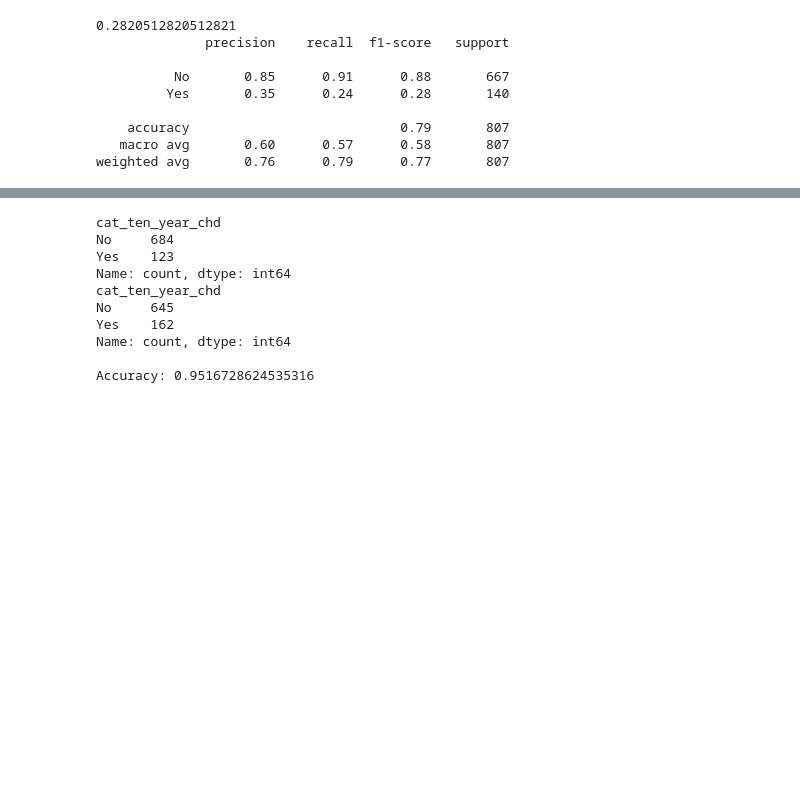
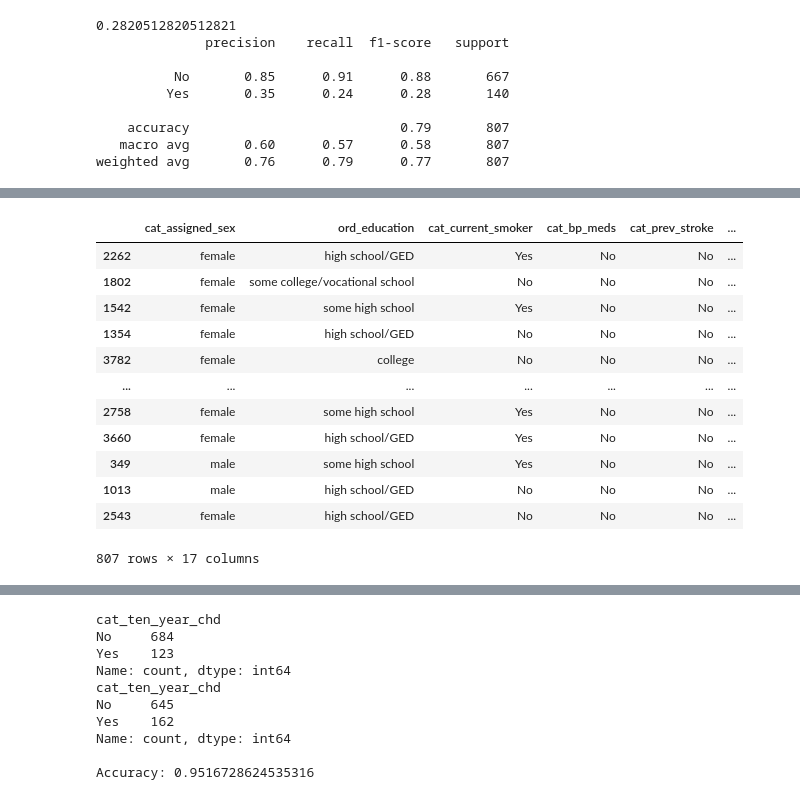
Before and after one commit to eduardotanqueiro/Project1-AAA, a Jupyter notebook: src/note.ipynb, the cells around one changed output, grey strips where cells are left out. Saved outputs shown, nothing was run; the diff lists cells and outputs as text; code cells hidden in the pictures; blank space fills up the shorter version.

```diff
--- a/src/note.ipynb
+++ b/src/note.ipynb
@@ -767,0 +762,16 @@ y_predict = model.predict(X_test_org)
+# %%
+test_data_cat
+# %% [output]
+|  | cat_assigned_sex | ord_education | cat_current_smoker | cat_bp_meds | cat_prev_stroke | ... |
+| 2262 | female | high school/GED | Yes | No | No | ... |
+| 1802 | female | some college/vocational school | No | No | No | ... |
+| 1542 | female | some high school | Yes | No | No | ... |
+| 1354 | female | high school/GED | No | No | No | ... |
+| 3782 | female | college | No | No | No | ... |
+| ... | ... | ... | ... | ... | ... | ... |
+| 2758 | female | some high school | Yes | No | No | ... |
+| 3660 | female | high school/GED | Yes | No | No | ... |
+| 349 | male | some high school | Yes | No | No | ... |
+| 1013 | male | high school/GED | No | No | No | ... |
+| 2543 | female | high school/GED | No | No | No | ... |
+807 rows × 17 columns
```
Also changed, not shown: parts of 5 cells of this notebook.
